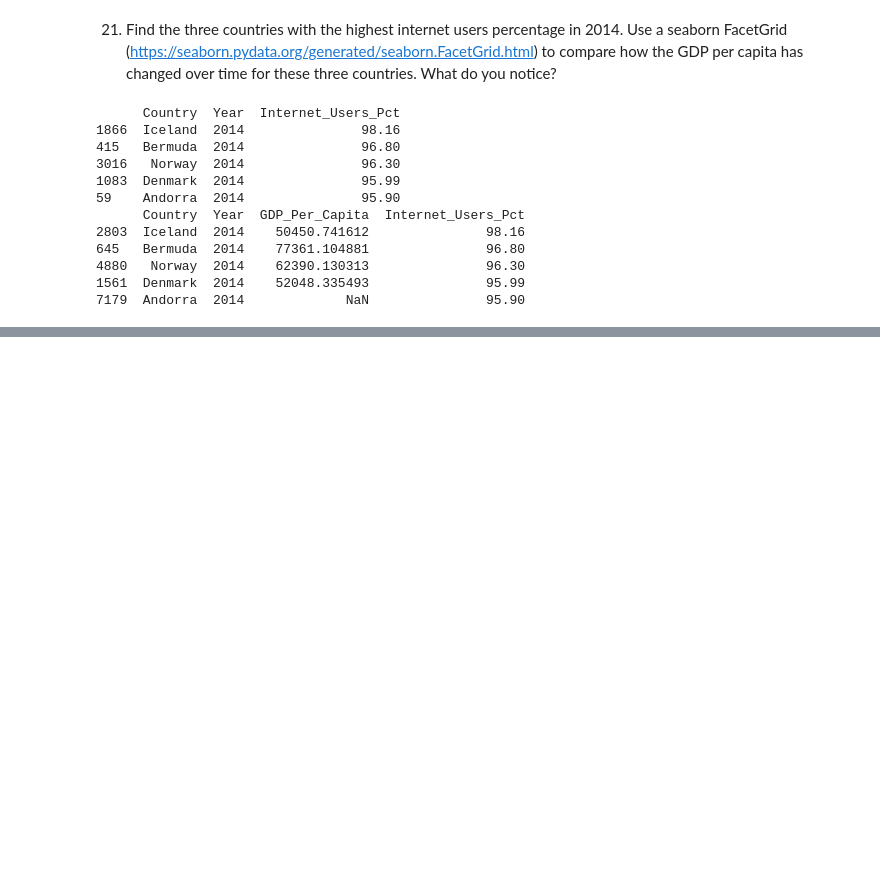
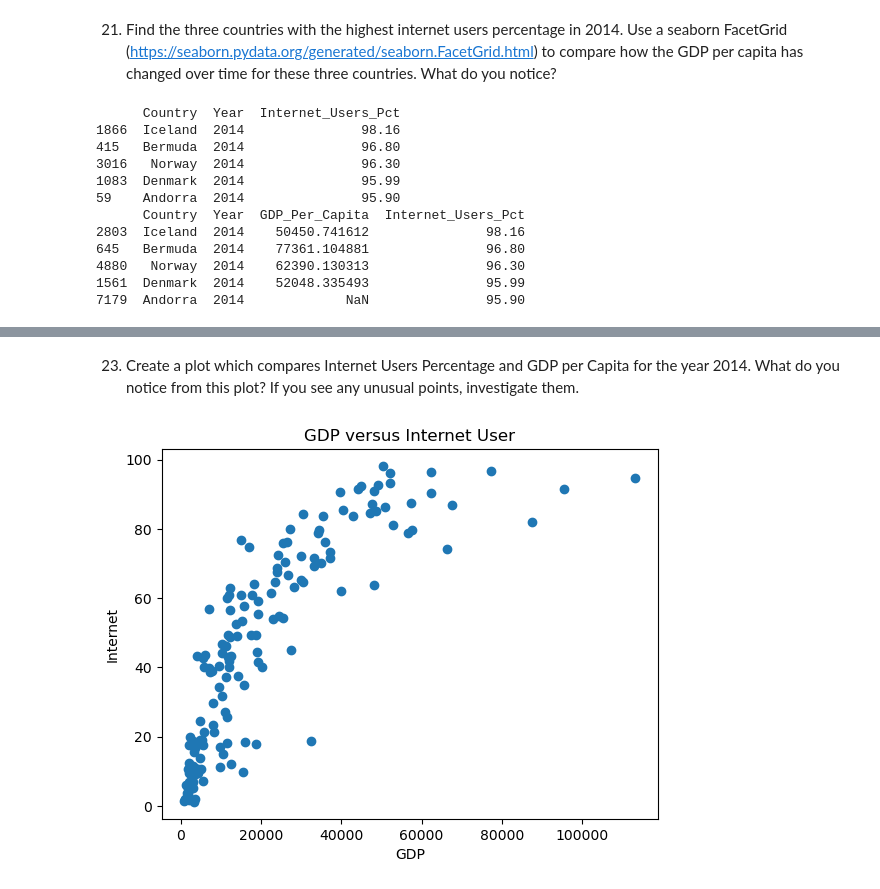
Before and after one commit to NSS-Data-Analytics-Cohort-8/gdp-and-internet-usage-wesiswes629, a Jupyter notebook: notebooks/un_gdp.ipynb, the cells around one changed output, grey strips where cells are left out. Saved outputs shown, nothing was run; the diff lists cells and outputs as text; code cells hidden in the pictures; blank space fills up the shorter version.

```diff
--- a/notebooks/un_gdp.ipynb
+++ b/notebooks/un_gdp.ipynb
@@ -410,0 +413,3 @@ plt.show()
+# %%
+gdp_and_internet_use_2014 = gdp_and_internet_use[gdp_and_internet_use["Year"] == 2014]
+print(gdp_and_internet_use_2014)
@@ -410,0 +431,10 @@ plt.show()
+# %% [markdown]
+23. Create a plot which compares Internet Users Percentage and GDP per Capita for the year 2014. What do you notice from this plot? If you see any unusual points, investigate them.
+# %%
+plt.scatter(gdp_and_internet_use_2014["GDP_Per_Capita"],gdp_and_internet_use_2014["Internet_Users_Pct"])
+plt.xlabel("GDP")
+plt.ylabel("Internet")
+plt.title("GDP versus Internet User")
+plt.show()
+# %% [output]
+[figure, added]
```
Also changed, not shown: parts of 4 cells of this notebook.
